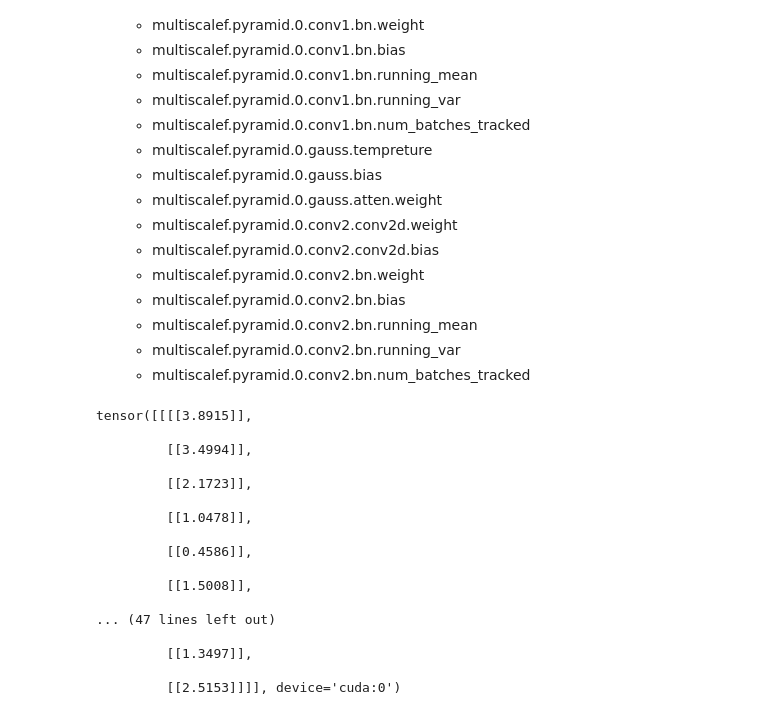
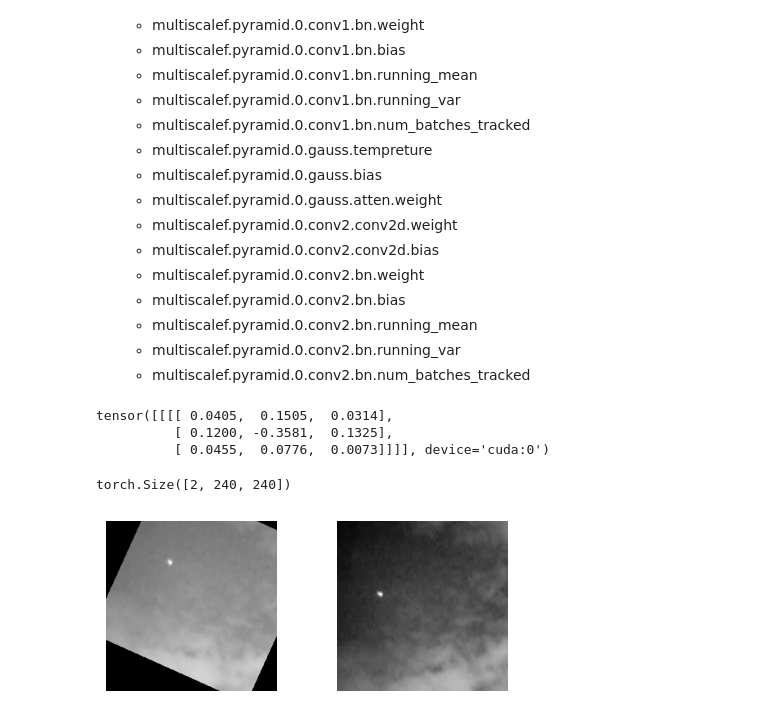
Before and after one commit to HaoranShivs/infraredDimTargetDetection, a Jupyter notebook: Process2.ipynb, the cells around one changed output. Cells and saved outputs as stored; diff of their text form; code cells hidden in the pictures.

```diff
--- a/Process2.ipynb
+++ b/Process2.ipynb
@@ -30,27 +30,15 @@ from dataprocess.sirst import NUDTDataset, IRSTD1kDataset
     - multiscalef.pyramid.0.conv2.bn.running_var
     - multiscalef.pyramid.0.conv2.bn.num_batches_tracked
 # %%
-pt_path = "result/20240810T11-43-39_gauss7_1_irstd1k\latest.pkl"
+pt_path = "result/20240812T10-12-55_gauss8_1_irstd1k\latest.pkl"
 params = torch.load(pt_path)
-print(params["multiscalef.pyramid.0.gauss.tempreture"])
+# for key in params:
+#     print(key)
+print(params["resconv.block1.gauss.atten.weight"])
 # %% [output]
-tensor([[[[3.8915]],
-
-         [[3.4994]],
-
-         [[2.1723]],
-
-         [[1.0478]],
-
-         [[0.4586]],
-
-         [[1.5008]],
-
-... (47 lines left out)
-
-         [[1.3497]],
-
-         [[2.5153]]]], device='cuda:0')
+tensor([[[[ 0.0405,  0.1505,  0.0314],
+          [ 0.1200, -0.3581,  0.1325],
+          [ 0.0455,  0.0776,  0.0073]]]], device='cuda:0')
 # %%
 cfg_path = 'cfg.yaml'
 with open(cfg_path) as f:
@@ -63,3 +51,32 @@ from torchvision import transforms
 augment = transforms.Compose([
                     transforms.RandomAffine(degrees=180, translate=(0.1, 0.1), shear=0),
                 ])
+# %%
+pict = np.array(cv2.imread('W:/DataSets/SIRST/masks/Misc_10_pixels0.png', 0))
+pict = np.array((pict, np.array(cv2.imread('W:/DataSets/SIRST/images/Misc_10.png', 0))))
+pict = torch.from_numpy(pict).type(torch.float32)/255
+pict = pict.type(torch.float32)/255
+# pict = pict.unsqueeze(0).view(2, 1, 240, 320)
+# pict = pict[:,:,:,:240]
+pict = pict[:,:,:240]
+print(pict.shape)
+# %% [output]
+torch.Size([2, 240, 240])
+# %%
+res = augment(pict)
+
+originp = np.array(pict)
+gaussp = np.array(res)
+
+fig, axes = plt.subplots(1, 2, figsize=(5, 2))
+# plt.imshow(gaussp[0,0], cmap='gray')
+axes[0].imshow(gaussp[1], cmap='gray')
+axes[0].axis('off')  # 关闭坐标轴显示
+
+axes[1].imshow(originp[1], cmap='gray')
+axes[1].axis('off')  # 同样关闭坐标轴显示
+# plt.title('Blurred Image')
+plt.tight_layout()
+plt.show()
+# %% [output]
+[figure, added]
```
Also changed, not shown: parts of 3 cells of this notebook, 8 other files.
